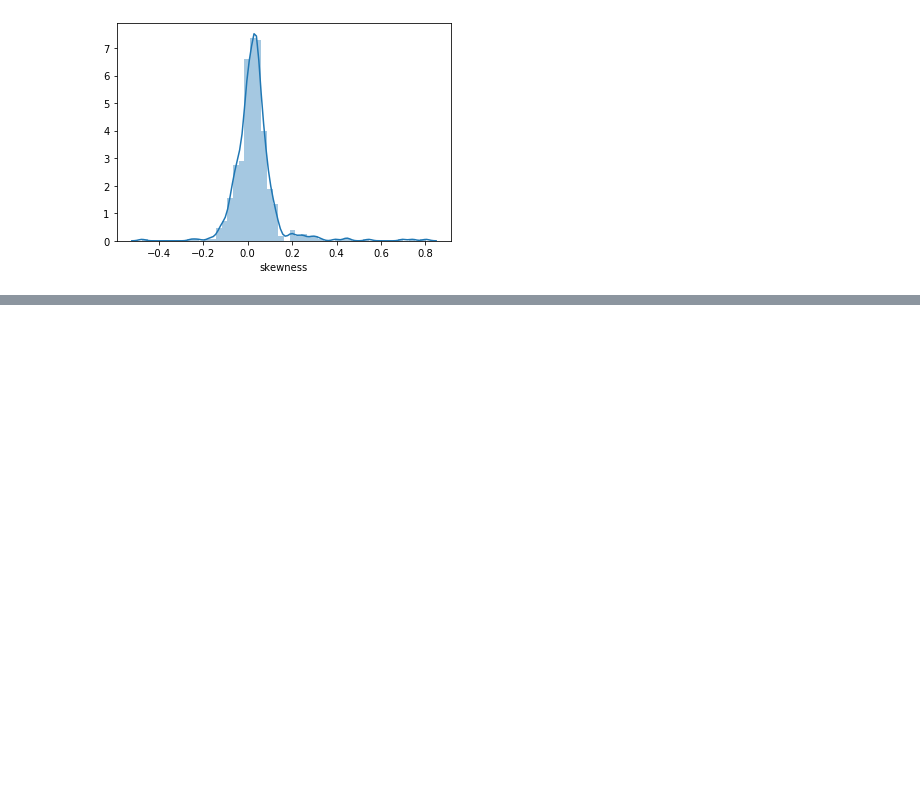
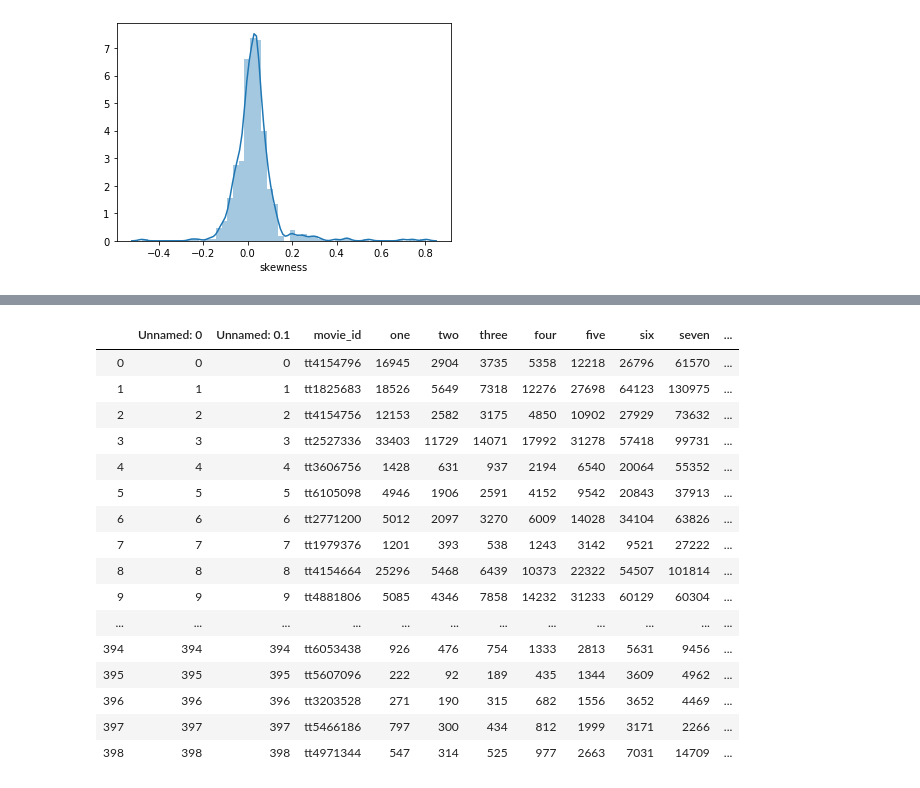
Before and after one commit to benlaird/nyc-ds-111819-lectures, a Jupyter notebook: Mod_3/week-1/project/mod3_project.ipynb, the cells around one changed output, grey strips where cells are left out. Saved outputs shown, nothing was run; the diff lists cells and outputs as text; code cells hidden in the pictures; blank space fills up the shorter version.

```diff
--- a/Mod_3/week-1/project/mod3_project.ipynb
+++ b/Mod_3/week-1/project/mod3_project.ipynb
@@ -93,0 +378,20 @@ sns.distplot(result_df['skewness'])
+# %%
+skewed_df
+# %% [output]
+|  | Unnamed: 0 | Unnamed: 0.1 | movie_id | one | two | three | four | five | six | seven | ... |
+| 0 | 0 | 0 | tt4154796 | 16945 | 2904 | 3735 | 5358 | 12218 | 26796 | 61570 | ... |
+| 1 | 1 | 1 | tt1825683 | 18526 | 5649 | 7318 | 12276 | 27698 | 64123 | 130975 | ... |
+| 2 | 2 | 2 | tt4154756 | 12153 | 2582 | 3175 | 4850 | 10902 | 27929 | 73632 | ... |
+| 3 | 3 | 3 | tt2527336 | 33403 | 11729 | 14071 | 17992 | 31278 | 57418 | 99731 | ... |
+| 4 | 4 | 4 | tt3606756 | 1428 | 631 | 937 | 2194 | 6540 | 20064 | 55352 | ... |
+| 5 | 5 | 5 | tt6105098 | 4946 | 1906 | 2591 | 4152 | 9542 | 20843 | 37913 | ... |
+| 6 | 6 | 6 | tt2771200 | 5012 | 2097 | 3270 | 6009 | 14028 | 34104 | 63826 | ... |
+| 7 | 7 | 7 | tt1979376 | 1201 | 393 | 538 | 1243 | 3142 | 9521 | 27222 | ... |
+| 8 | 8 | 8 | tt4154664 | 25296 | 5468 | 6439 | 10373 | 22322 | 54507 | 101814 | ... |
+| 9 | 9 | 9 | tt4881806 | 5085 | 4346 | 7858 | 14232 | 31233 | 60129 | 60304 | ... |
+| ... | ... | ... | ... | ... | ... | ... | ... | ... | ... | ... | ... |
+| 394 | 394 | 394 | tt6053438 | 926 | 476 | 754 | 1333 | 2813 | 5631 | 9456 | ... |
+| 395 | 395 | 395 | tt5607096 | 222 | 92 | 189 | 435 | 1344 | 3609 | 4962 | ... |
+| 396 | 396 | 396 | tt3203528 | 271 | 190 | 315 | 682 | 1556 | 3652 | 4469 | ... |
+| 397 | 397 | 397 | tt5466186 | 797 | 300 | 434 | 812 | 1999 | 3171 | 2266 | ... |
+| 398 | 398 | 398 | tt4971344 | 547 | 314 | 525 | 977 | 2663 | 7031 | 14709 | ... |
```
Also changed, not shown: parts of 30 cells of this notebook, 6 other files.
